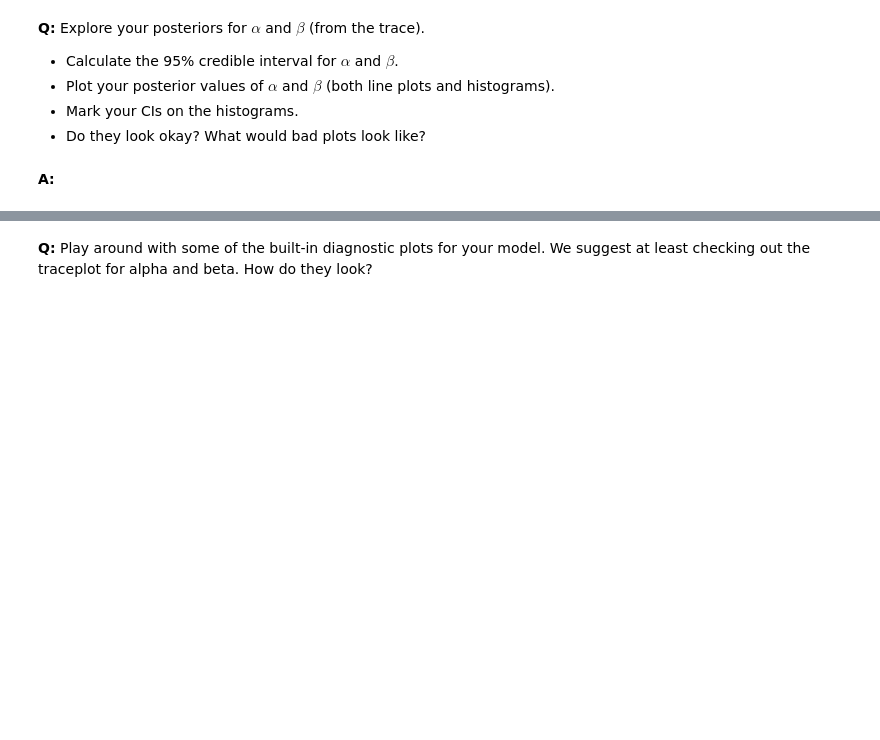
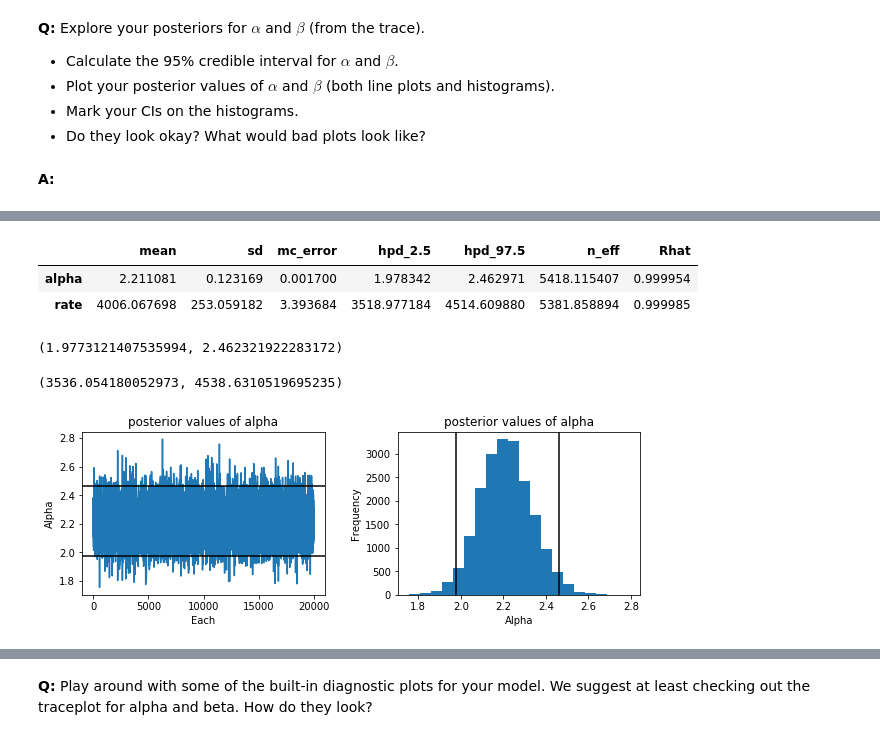
Before and after one commit to 8-Waste/Springboard, a Jupyter notebook: Projects/08-03 inferential_statistics_3-Q.ipynb, the cells around one changed output, grey strips where cells are left out. Drawn from its saved outputs; the diff is of its cells as text; code cells hidden in the pictures; blank space fills up the shorter version.

```diff
--- a/Projects/08-03 inferential_statistics_3-Q.ipynb
+++ b/Projects/08-03 inferential_statistics_3-Q.ipynb
@@ -105,12 +104,13 @@ Hint: you may find it helpful to work backwards. Start with your `pm.Gamma`, and
 # %% [markdown]
 __A:__
 # %%
-with pm.Model() as model_no_ins:
-    alpha_ = pm.Exponential("alpha", 1/alpha_est)
-    rate_ = pm.Exponential("rate", 1/rate_est)
+with pm.Model() as model:
 
-    no_ins = pm.Gamma("no_ins_charges", alpha=alpha_, beta=rate_, observed=no_insurance)
-    trace = pm.sample(draws=10000, tune=500)
+    alpha_ = pm.Exponential('alpha', alpha_est)
+    rate_ = pm.Exponential('rate',rate_est)
+
+    y_obs = pm.Gamma('y_obs', alpha=alpha_, beta=1/rate_, observed=no_insurance)
+    trace = pm.sample(draws=10000, tune=1000, cores=1)
 # %% [output]
 Auto-assigning NUTS sampler...
 Initializing NUTS using jitter+adapt_diag...
@@ -170,0 +129,41 @@ plt.show()
+# %%
+# print(len(trace))  <- confirmed does not include tune
+pm.summary(trace)
+# %% [output]
+|  | mean | sd | mc_error | hpd_2.5 | hpd_97.5 | n_eff | Rhat |
+| alpha | 2.211081 | 0.123169 | 0.001700 | 1.978342 | 2.462971 | 5418.115407 | 0.999954 |
+| rate | 4006.067698 | 253.059182 | 3.393684 | 3518.977184 | 4514.609880 | 5381.858894 | 0.999985 |
+# %%
+alpha = pd.DataFrame(trace['alpha'], columns=['alpha'])
+beta = pd.DataFrame(trace['rate'], columns=['beta'])
+# %%
+alpha_lower_ci = alpha.alpha.quantile(0.025)
+alpha_upper_ci = alpha.alpha.quantile(0.975)
+alpha_lower_ci, alpha_upper_ci
+# %% [output]
+(1.9773121407535994, 2.462321922283172)
+# %%
+beta_lower_ci = beta.beta.quantile(0.025)
+beta_upper_ci = beta.beta.quantile(0.975)
+beta_lower_ci, beta_upper_ci
+# %% [output]
+(3536.054180052973, 4538.6310519695235)
+# %%
+fig = plt.figure(figsize=(10,3))
+fig.subplots_adjust(wspace=.3);
+ax1 = fig.add_subplot(121)
+ax1.set_title('posterior values of alpha')
+ax1.set_xlabel('Each')
+ax1.set_ylabel('Alpha')
+ax1.plot(alpha.alpha)
+plt.axhline(alpha_lower_ci,color='k')
+plt.axhline(alpha_upper_ci,color='k');
+ax2 = fig.add_subplot(122)
+ax2.hist(alpha.alpha,bins=20)
+ax2.set_title('posterior values of alpha')
+ax2.set_ylabel('Frequency')
+ax2.set_xlabel('Alpha')
+plt.axvline(alpha_lower_ci,color='k')
+plt.axvline(alpha_upper_ci,color='k');
+# %% [output]
+[figure, added]
```
Also changed, not shown: parts of 21 cells of this notebook.
